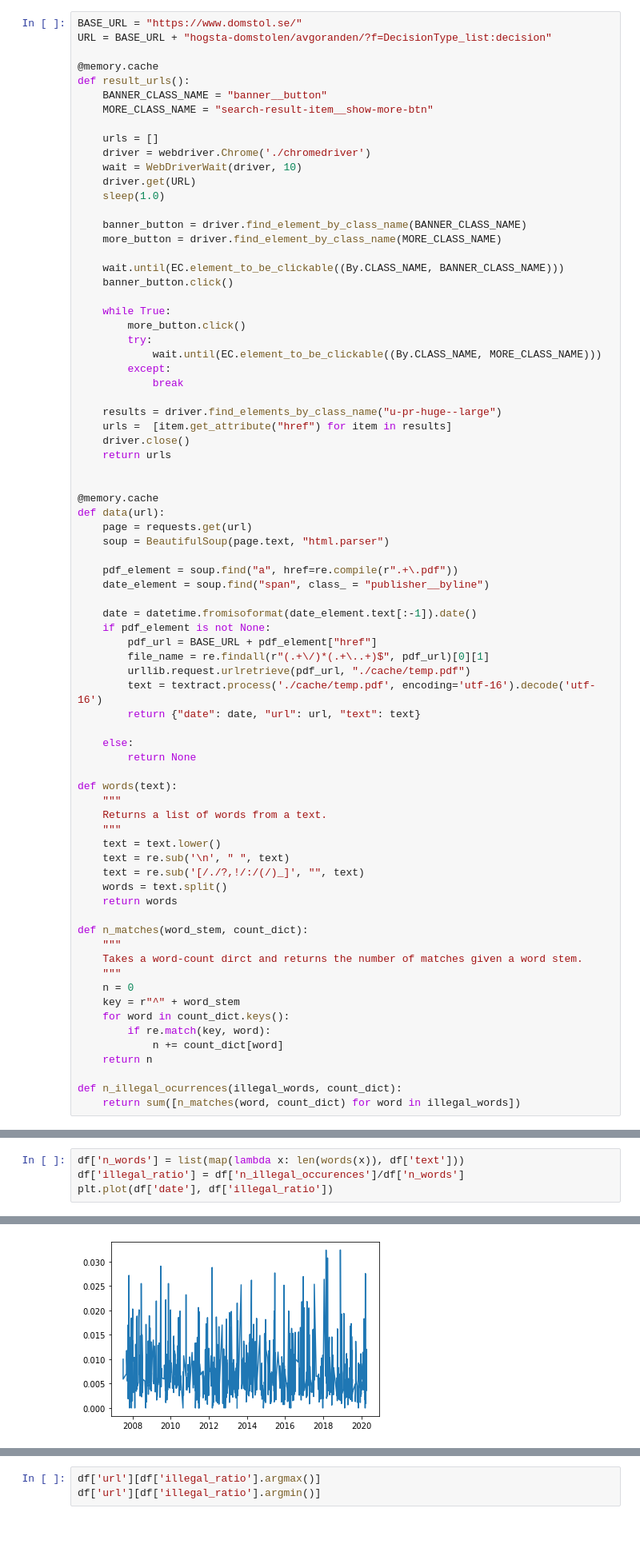
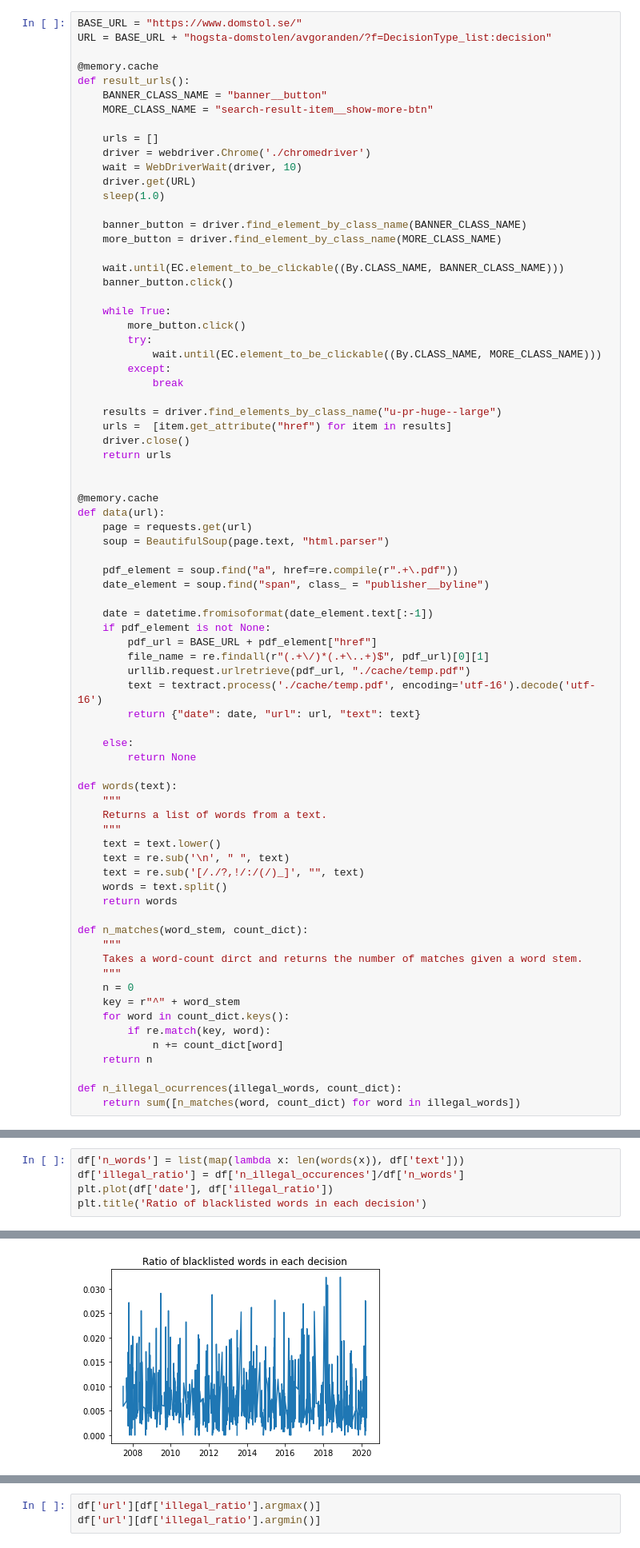
Before and after one commit to karvla/lawlingo, a Jupyter notebook: lawlingo.ipynb, the cells around one changed output, grey strips where cells are left out. Shown: that part at 80% size. Cells and saved outputs as stored; diff of their text form.

```diff
--- a/lawlingo.ipynb
+++ b/lawlingo.ipynb
@@ -62,7 +62,7 @@ def data(url):
     pdf_element = soup.find("a", href=re.compile(r".+\.pdf"))
     date_element = soup.find("span", class_ = "publisher__byline")
 
-    date = datetime.fromisoformat(date_element.text[:-1]).date()
+    date = datetime.fromisoformat(date_element.text[:-1])
     if pdf_element is not None:
         pdf_url = BASE_URL + pdf_element["href"]
         file_name = re.findall(r"(.+\/)*(.+\..+)$", pdf_url)[0][1]
@@ -109,4 +128,5 @@ df['n_illegal_occurences'] = list(map(lambda x: n_illegal_ocurrences(illegal_wor
 df['n_words'] = list(map(lambda x: len(words(x)), df['text']))
 df['illegal_ratio'] = df['n_illegal_occurences']/df['n_words']
 plt.plot(df['date'], df['illegal_ratio'])
+plt.title('Ratio of blacklisted words in each decision')
 # %% [output]
@@ -114,2 +134,2 @@ plt.plot(df['date'], df['illegal_ratio'])
-[figure, old version]
+[figure, new version]
 # %%
```
Also changed, not shown: parts of 6 cells of this notebook, 1 other file.
